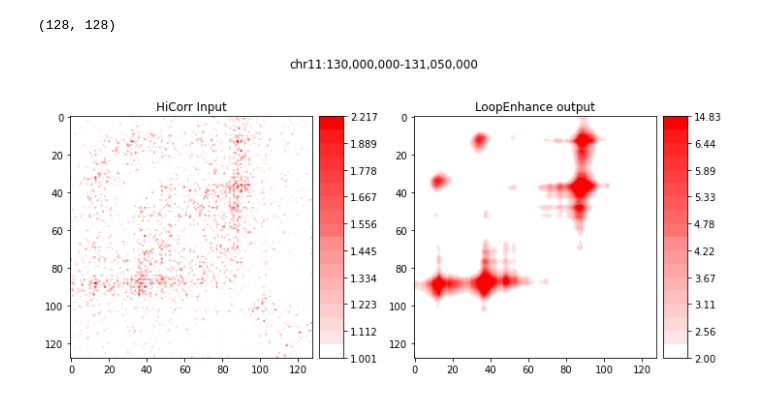
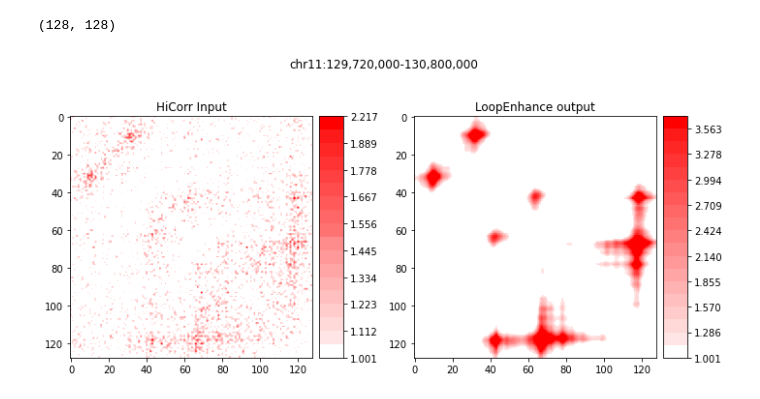
Before and after one commit to JinLabBioinfo/DeepLoop, a Jupyter notebook: examples/walkthrough_prediction.ipynb, the cells around one changed output. Saved outputs shown, nothing was run; the diff lists cells and outputs as text; code cells hidden in the pictures.

Commit message:
Update walkthrough notebook with model selection demonstration

```diff
--- a/examples/walkthrough_prediction.ipynb
+++ b/examples/walkthrough_prediction.ipynb
@@ -219,8 +208,8 @@ Once a model is trained and saved, it can be used to denoise new Hi-C matrices i
 # %%
 from tensorflow.keras.models import model_from_json
 
-json_file = 'models/denoise_model/cp_gz_denoise.json'
-h5_file = 'models/denoise_model/cp_gz_denoise.h5'
+json_file = '../DeepLoop_models/CPGZ_trained/LoopDenoise.json'
+h5_file = '../DeepLoop_models/CPGZ_trained/LoopDenoise.h5'
 
 with open(json_file, 'r') as f:
     model = model_from_json(f.read())  # load model
@@ -335,10 +311,9 @@ plt.show()
 
 The LoopEnhance models can used in nearly the exact same way has the LoopDenoise models. However, due to the pooling layers and skip connections, we require that your input be at least divisible by $2^d$ where $d$ is the depth of the model (we use $d=4$ in our models).
 # %%
-json_file = 'models/enhance_model/enhance_CP_GZ_015.json'
-h5_file = 'models/enhance_model/enhance_CP_GZ_015.h5'
+json_file = '../DeepLoop_models/CPGZ_trained/25M.json'
+h5_file = '../DeepLoop_models/CPGZ_trained/25M.h5'
 
 with open(json_file, 'r') as f:
     model = model_from_json(f.read())  # load model
 model.load_weights(h5_file)  # load model weights
-print(model.summary())
@@ -364,7 +321,7 @@ None
 One caveat to the LoopEnhance architecture is that our input matrix must be divisible by $2^6=64$ due to model depth. Otherwise the output matrix will not have the correct size.
 # %%
 c = cooler.Cooler('coolers/H9_15M_chr11.cool')
-locus = 'chr11:130,000,000-131,050,000'
+locus = 'chr11:129,720,000-130,800,000'
 mat = c.matrix().fetch(locus)
 mat.shape
 # %% [output]
@@ -372,23 +329,23 @@ mat.shape
 # %%
 enhanced_mat = model.predict(add_dims(mat))[0, ..., 0]
 enhanced_mat = (enhanced_mat + enhanced_mat.T) / 2
 
 fig, axs = plt.subplots(1, 2, figsize=(10, 5))
 
 im = draw_heatmap(mat, 0, ax=axs[0], return_plt_im=True)
 divider = make_axes_locatable(axs[0])
 cax = divider.append_axes('right', size='10%', pad=0.1)
 cbar1 = fig.colorbar(im, cax=cax, orientation='vertical')
 axs[0].set_title('HiCorr Input')
 
-im = draw_heatmap(enhanced_mat, 7, min_val=2, ax=axs[1], return_plt_im=True)
+im = draw_heatmap(enhanced_mat, 0, ax=axs[1], return_plt_im=True)
 divider = make_axes_locatable(axs[1])
 cax = divider.append_axes('right', size='10%', pad=0.1)
 cbar1 = fig.colorbar(im, cax=cax, orientation='vertical')
 axs[1].set_title('LoopEnhance output')
 
 fig.suptitle(locus)
 fig.tight_layout()
 plt.show()
 # %% [output]
-[figure, old version]
+[figure, new version]
```
Also changed, not shown: parts of 19 cells of this notebook.
